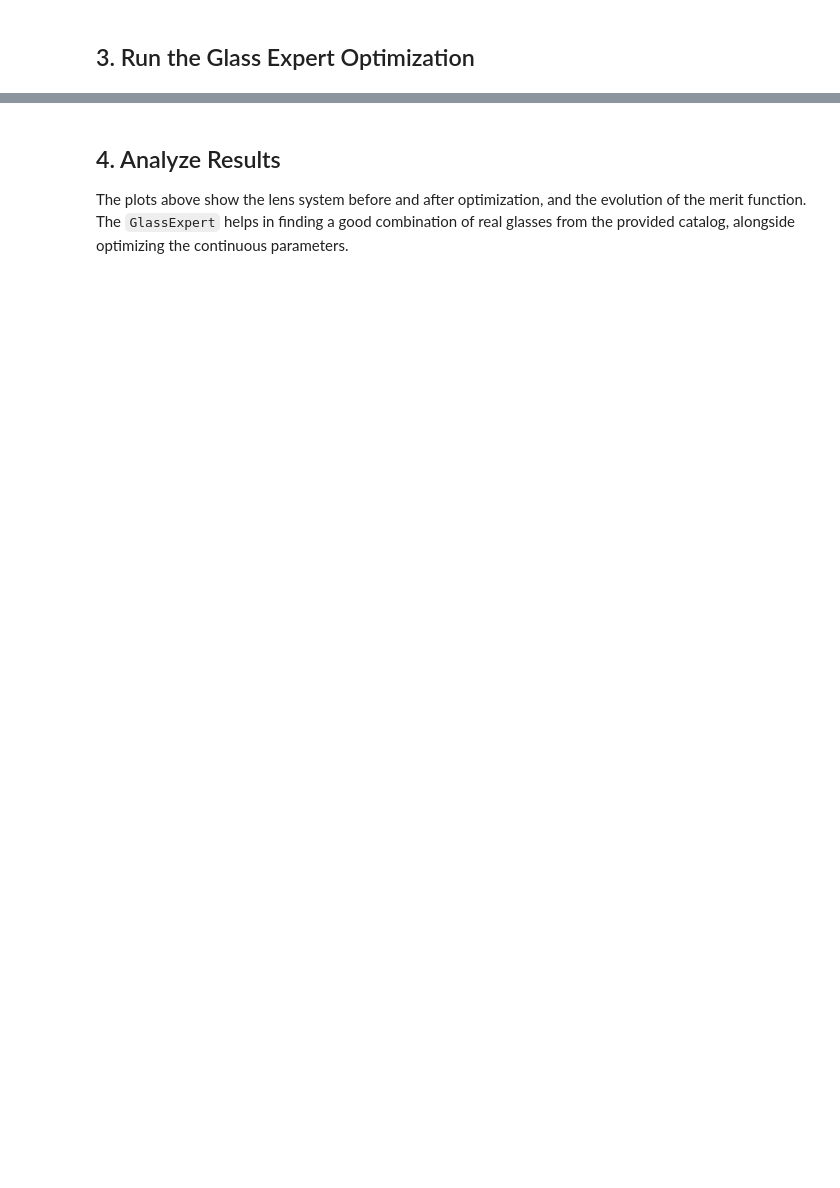
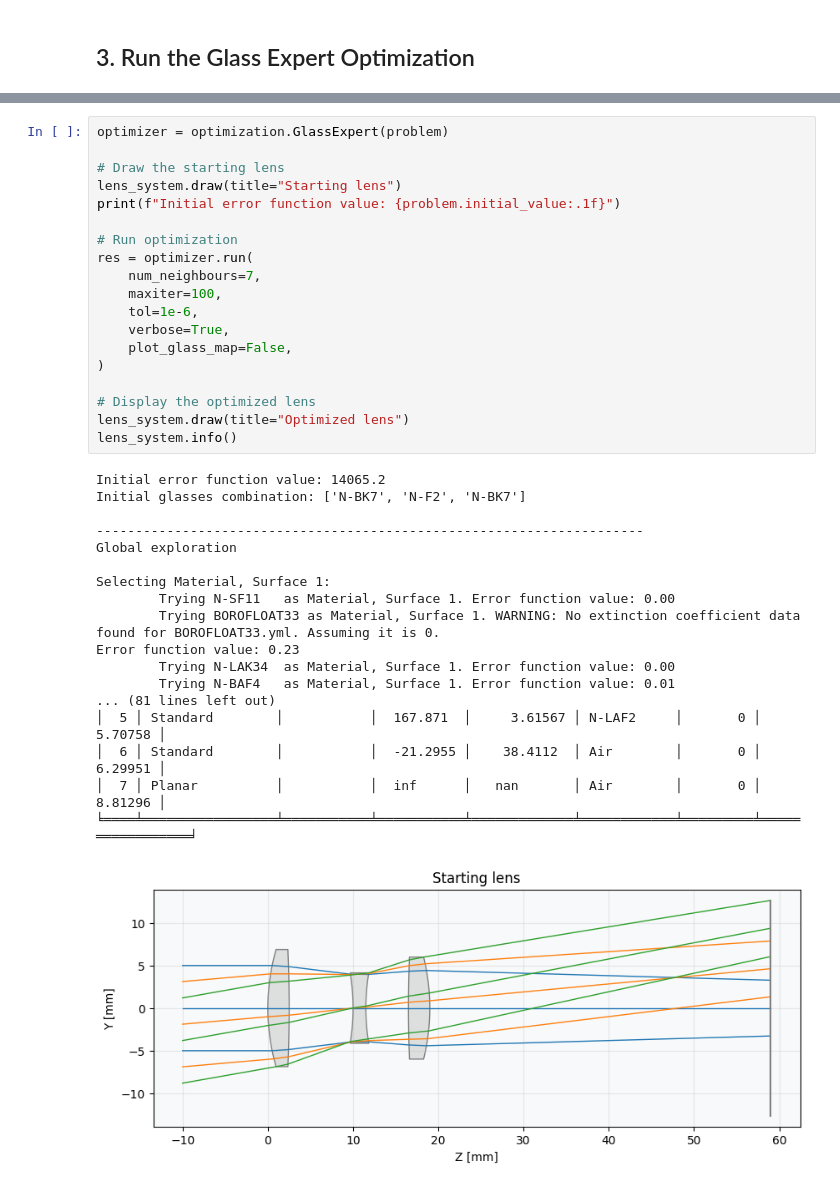
Before and after one commit to HarrisonKramer/optiland, a Jupyter notebook: docs/gallery/optimization/glass_expert_example.ipynb, the cells around one changed output, grey strips where cells are left out. Saved outputs shown, nothing was run; the diff lists cells and outputs as text; blank space fills up the shorter version.

Commit message:
docs: Update glass expert gallery example

```diff
--- a/docs/gallery/optimization/glass_expert_example.ipynb
+++ b/docs/gallery/optimization/glass_expert_example.ipynb
@@ -160,4 +134,38 @@ print(f"\nFinal glasses: {[v.value for v in problem.variables if v.type == 'mate
-# %% [markdown]
-## 4. Analyze Results
-
-The plots above show the lens system before and after optimization, and the evolution of the merit function. The `GlassExpert` helps in finding a good combination of real glasses from the provided catalog, alongside optimizing the continuous parameters.
+# %%
+optimizer = optimization.GlassExpert(problem)
+
+# Draw the starting lens
+lens_system.draw(title="Starting lens")
+print(f"Initial error function value: {problem.initial_value:.1f}")
+
+# Run optimization
+res = optimizer.run(
+    num_neighbours=7,
+    maxiter=100,
+    tol=1e-6,
+    verbose=True,
+    plot_glass_map=False,
+)
+
+# Display the optimized lens
+lens_system.draw(title="Optimized lens")
+lens_system.info()
+# %% [output]
+Initial error function value: 14065.2
+Initial glasses combination: ['N-BK7', 'N-F2', 'N-BK7']
+
+----------------------------------------------------------------------
+Global exploration
+
+Selecting Material, Surface 1:
+        Trying N-SF11   as Material, Surface 1. Error function value: 0.00
+        Trying BOROFLOAT33 as Material, Surface 1. WARNING: No extinction coefficient data found for BOROFLOAT33.yml. Assuming it is 0.
+Error function value: 0.23
+        Trying N-LAK34  as Material, Surface 1. Error function value: 0.00
+        Trying N-BAF4   as Material, Surface 1. Error function value: 0.01
+... (81 lines left out)
+│  5 │ Standard        │           │  167.871  │     3.61567 │ N-LAF2     │       0 │         5.70758 │
+│  6 │ Standard        │           │  -21.2955 │    38.4112  │ Air        │       0 │         6.29951 │
+│  7 │ Planar          │           │  inf      │   nan       │ Air        │       0 │         8.81296 │
+╘════╧═════════════════╧═══════════╧═══════════╧═════════════╧════════════╧═════════╧═════════════════╛
+[figure, added]
```
Also changed, not shown: parts of 5 cells of this notebook, 1 other file.
